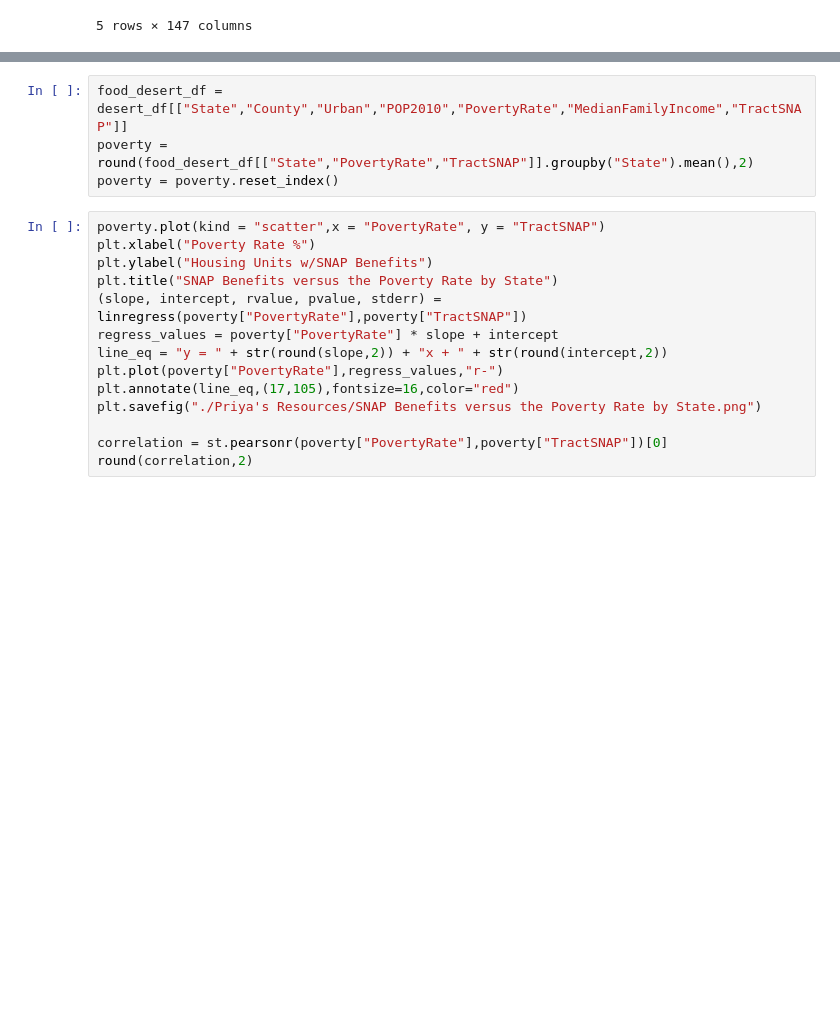
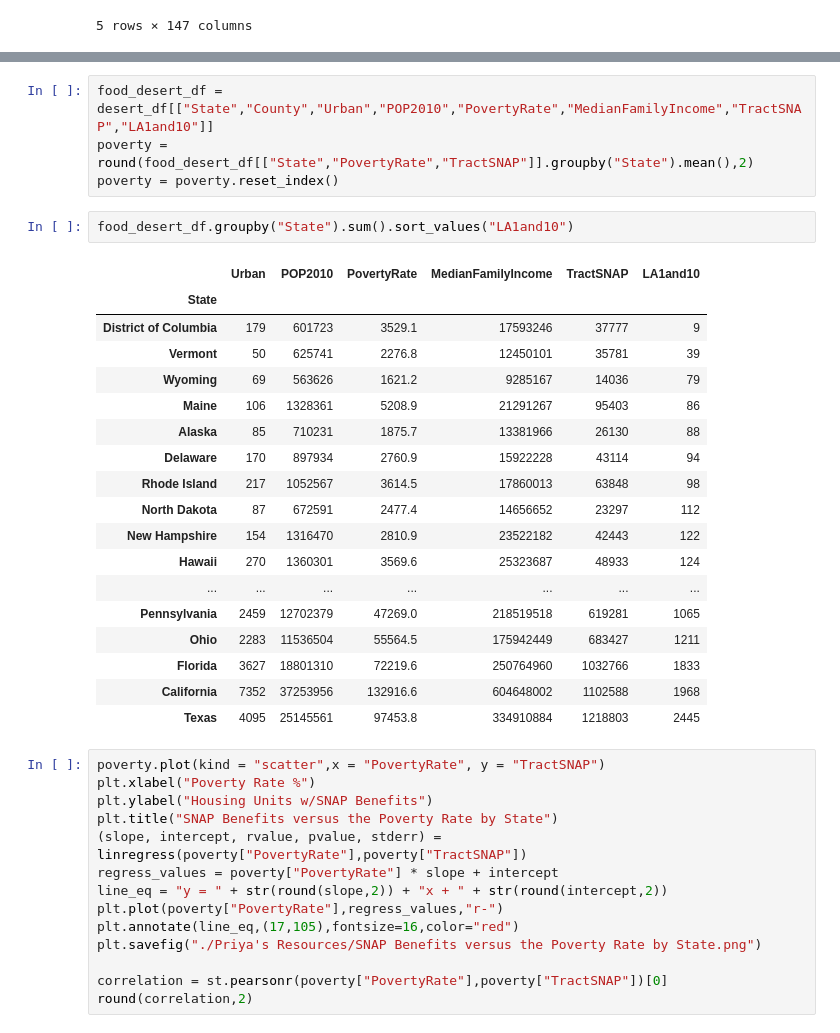
Before and after one commit to priyamittal96/project_1, a Jupyter notebook: Priya.ipynb, the cells around one changed output, grey strips where cells are left out. Drawn from its saved outputs; the diff is of its cells as text; blank space fills up the shorter version.

```diff
--- a/Priya.ipynb
+++ b/Priya.ipynb
@@ -391,7 +423,28 @@ desert_var.head()
 # %%
-food_desert_df = desert_df[["State","County","Urban","POP2010","PovertyRate","MedianFamilyIncome","TractSNAP"]]
+food_desert_df = desert_df[["State","County","Urban","POP2010","PovertyRate","MedianFamilyIncome","TractSNAP","LA1and10"]]
 poverty = round(food_desert_df[["State","PovertyRate","TractSNAP"]].groupby("State").mean(),2)
 poverty = poverty.reset_index()
+# %%
+food_desert_df.groupby("State").sum().sort_values("LA1and10")
+# %% [output]
+|  | Urban | POP2010 | PovertyRate | MedianFamilyIncome | TractSNAP | LA1and10 |
+| State |  |  |  |  |  |  |
+| District of Columbia | 179 | 601723 | 3529.1 | 17593246 | 37777 | 9 |
+| Vermont | 50 | 625741 | 2276.8 | 12450101 | 35781 | 39 |
+| Wyoming | 69 | 563626 | 1621.2 | 9285167 | 14036 | 79 |
+| Maine | 106 | 1328361 | 5208.9 | 21291267 | 95403 | 86 |
+| Alaska | 85 | 710231 | 1875.7 | 13381966 | 26130 | 88 |
+| Delaware | 170 | 897934 | 2760.9 | 15922228 | 43114 | 94 |
+| Rhode Island | 217 | 1052567 | 3614.5 | 17860013 | 63848 | 98 |
+| North Dakota | 87 | 672591 | 2477.4 | 14656652 | 23297 | 112 |
+| New Hampshire | 154 | 1316470 | 2810.9 | 23522182 | 42443 | 122 |
+| Hawaii | 270 | 1360301 | 3569.6 | 25323687 | 48933 | 124 |
+| ... | ... | ... | ... | ... | ... | ... |
+| Pennsylvania | 2459 | 12702379 | 47269.0 | 218519518 | 619281 | 1065 |
+| Ohio | 2283 | 11536504 | 55564.5 | 175942449 | 683427 | 1211 |
+| Florida | 3627 | 18801310 | 72219.6 | 250764960 | 1032766 | 1833 |
+| California | 7352 | 37253956 | 132916.6 | 604648002 | 1102588 | 1968 |
+| Texas | 4095 | 25145561 | 97453.8 | 334910884 | 1218803 | 2445 |
 # %%
 poverty.plot(kind = "scatter",x = "PovertyRate", y = "TractSNAP")
 plt.xlabel("Poverty Rate %")
```
Also changed, not shown: parts of 5 cells of this notebook, 1 other file.
